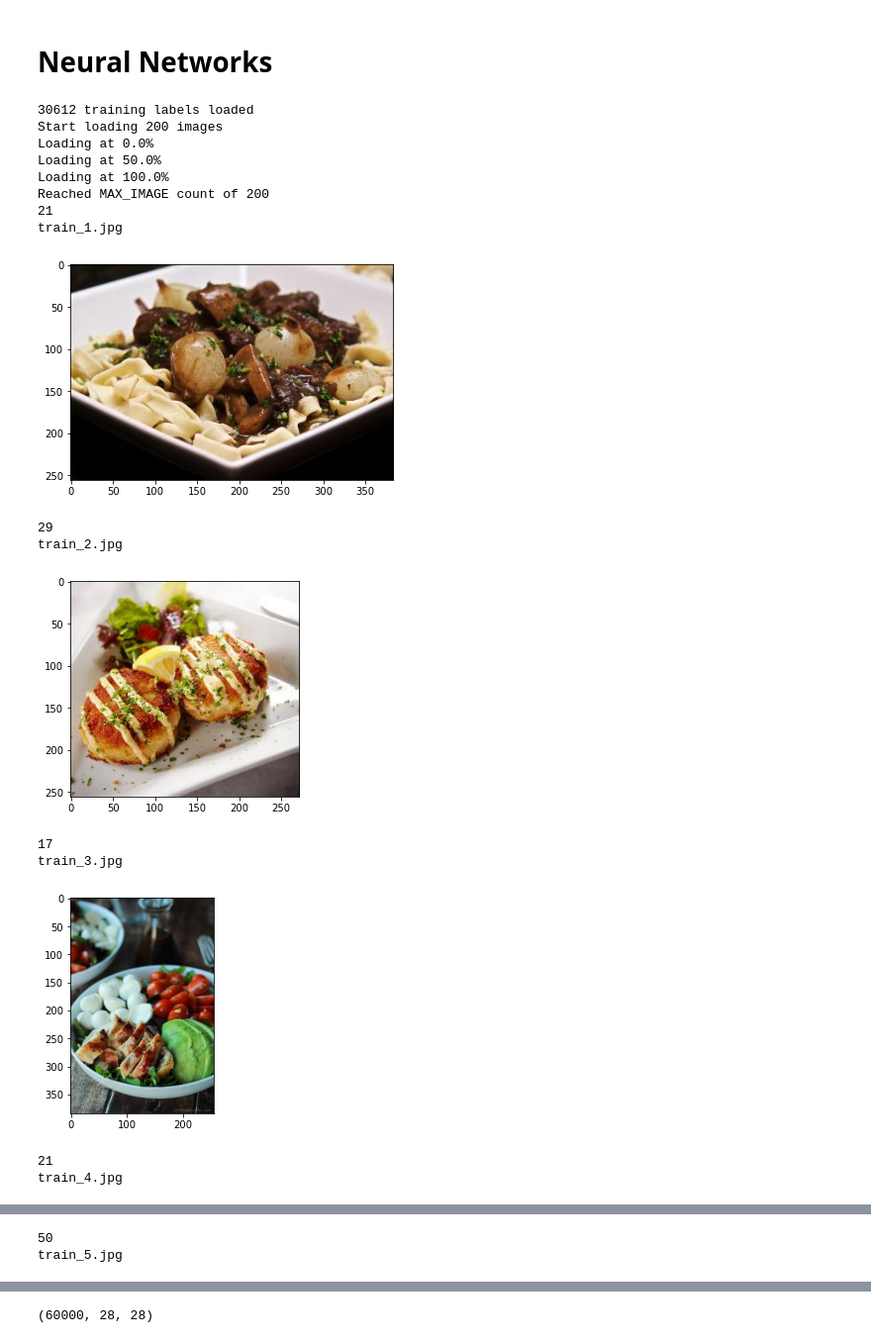
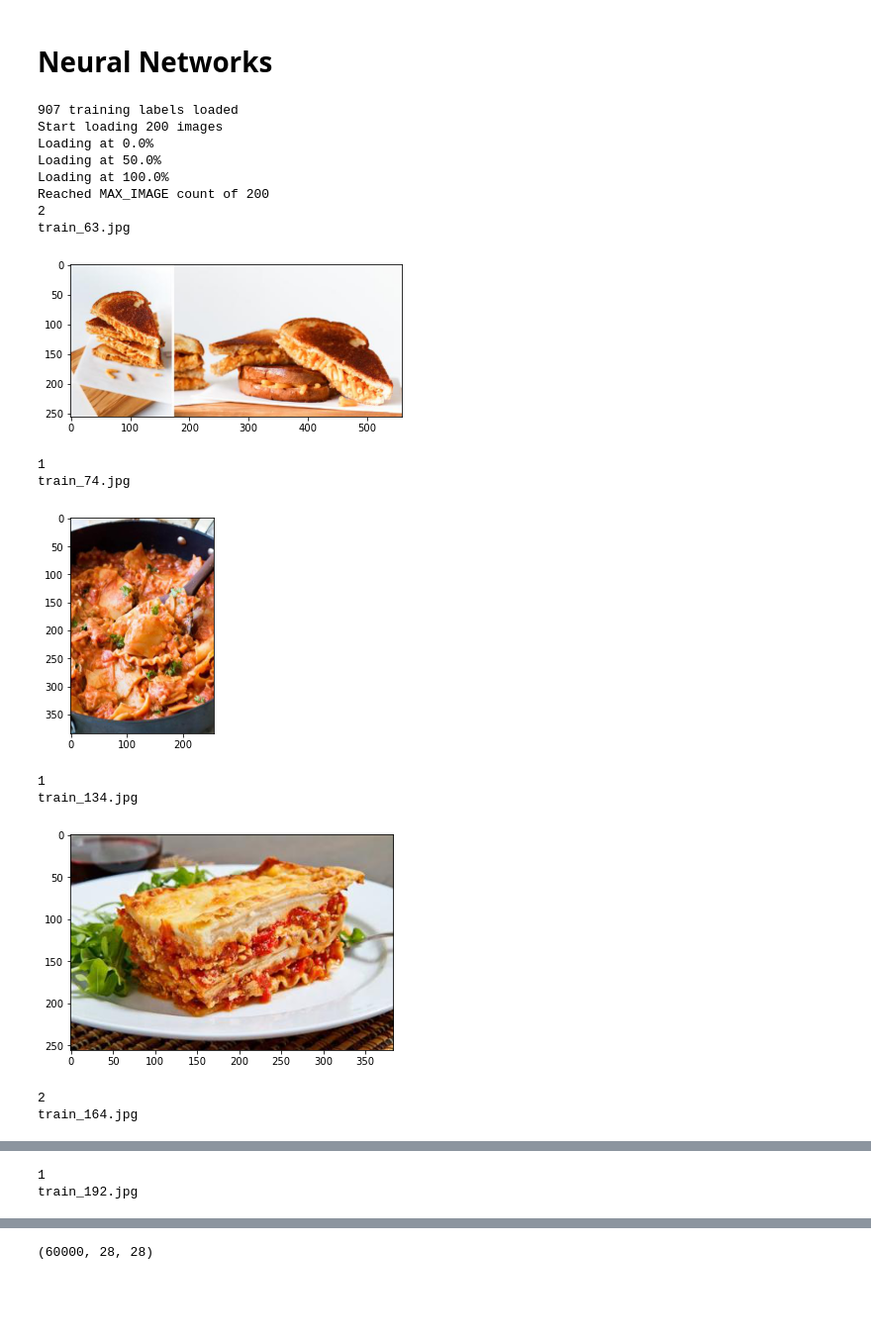
Before and after one commit to damajojung/Neural-Networks-Sandbox, a Jupyter notebook: Food-Recognition.ipynb, the cells around one changed output, grey strips where cells are left out. Shown at 99% size. Saved outputs shown, nothing was run; the diff lists cells and outputs as text; code cells hidden in the pictures; blank space fills up the shorter version.

```diff
--- a/Food-Recognition.ipynb
+++ b/Food-Recognition.ipynb
@@ -25,7 +25,7 @@ TEST_DIR = DATA_DIR + '/test_set/test_set/'
 MAX_IMAGE = 200
 
 # Filter for a subset of labels in the images to load
-FILTER_LABEL = []
+FILTER_LABEL = [1, 2]
 
 # load all the training labels
 train_labels = pd.read_csv(DATA_DIR + '/train_labels.csv')
@@ -39,43 +39,43 @@ imcount = 0
 print('Start loading {} images'.format(MAX_IMAGE))
 for filename in train_labels['img_name']:
     # load image
     img_data = image.imread(TRAIN_DIR + filename)
 
     # store loaded image
-    train_images.append(img_data)
+    train_images.append(img_data) # list of numpy arrays
     #print('> loaded %s %s' % (filename, img_data.shape))
 
     # Show progress
     if imcount % 100 == 0:
         print('Loading at {:.1f}%'.format(imcount/min(len(train_labels), MAX_IMAGE)*100))
 
     # Stop after X images
     imcount += 1
     if imcount > MAX_IMAGE:
         print('Reached MAX_IMAGE count of '+str(MAX_IMAGE))
         break
 
 # Show 10 samples
 for i in range(0,min(10, len(train_labels))):
     print(train_labels['label'][i])
     print(train_labels['img_name'][i])
     pyplot.imshow(train_images[i])
     pyplot.show()
 # %% [output]
-30612 training labels loaded
+907 training labels loaded
 Start loading 200 images
 Loading at 0.0%
 Loading at 50.0%
 Loading at 100.0%
 Reached MAX_IMAGE count of 200
-21
-train_1.jpg
+2
+train_63.jpg
-[figure, old version]
+[figure, new version]
-29
-train_2.jpg
+1
+train_74.jpg
-[figure, old version]
+[figure, new version]
-17
-train_3.jpg
+1
+train_134.jpg
-[figure, old version]
+[figure, new version]
-21
-train_4.jpg
+2
+train_164.jpg
@@ -83,2 +83,2 @@ train_4.jpg
-50
-train_5.jpg
+1
+train_192.jpg
```
Also changed, not shown: parts of 5 cells of this notebook.
